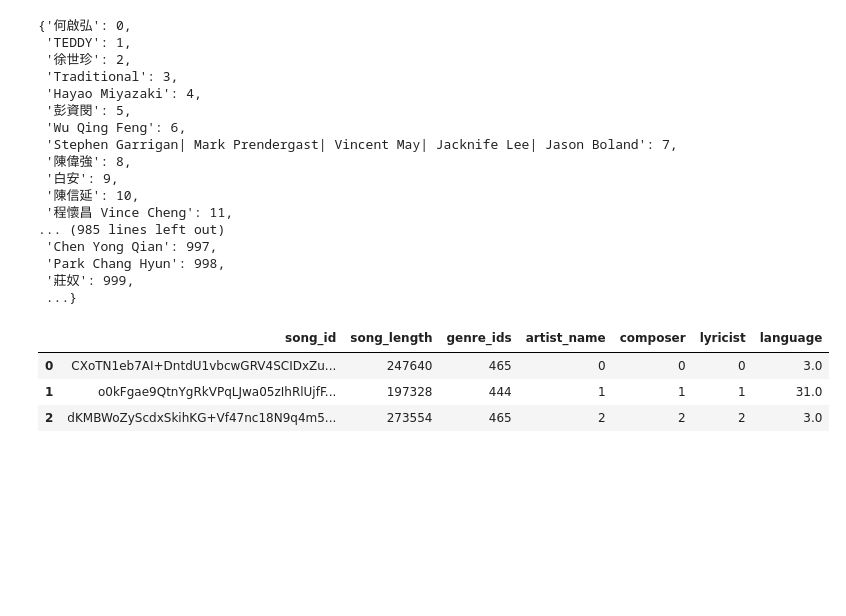
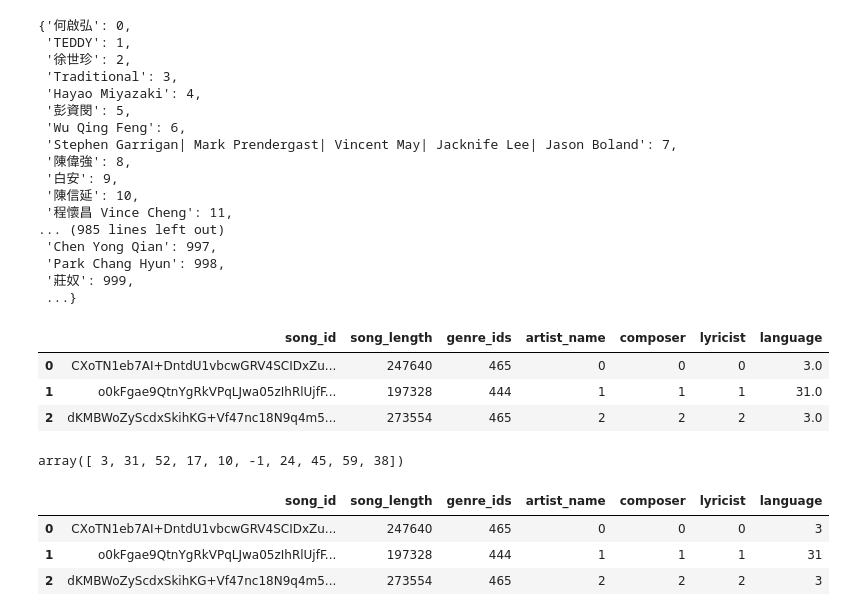
Before and after one commit to DoodleBears/cis_learn, a Jupyter notebook: dataset/kkbox/kkbox_data_load_songs.ipynb, the cells around one changed output. Drawn from its saved outputs; the diff is of its cells as text; code cells hidden in the pictures; blank space fills up the shorter version.

Commit message:
data_fix: 将 songs 的 language 中的 null 去除，转为(int)

```diff
--- a/dataset/kkbox/kkbox_data_load_songs.ipynb
+++ b/dataset/kkbox/kkbox_data_load_songs.ipynb
@@ -41,7 +41,7 @@ songs_df.head()
 | 4 | W3bqWd3T+VeHFzHAUfARgW9AvVRaF4N5Y... | 140329 | 726 | 貴族精選 | Traditional | Traditional | 52.0 |
 # %%
 # map gender to binary
-songs_df = songs_df.drop(index=songs_df[(songs_df.genre_ids.isnull()) | (songs_df.composer.isnull()) | (songs_df.lyricist.isnull()) | (songs_df.song_length.isnull()) | (songs_df.song_id.isnull())].index)
+songs_df = songs_df.drop(index=songs_df[(songs_df.genre_ids.isnull()) | (songs_df.composer.isnull()) | (songs_df.lyricist.isnull()) | (songs_df.song_length.isnull()) | (songs_df.song_id.isnull()) | (songs_df.language.isnull())].index)
 # reset index
 songs_df = songs_df.reset_index()
 songs_df = songs_df.drop(['index'],axis=1)
@@ -160,5 +160,17 @@ songs_df.head(3)
 | 0 | CXoTN1eb7AI+DntdU1vbcwGRV4SCIDxZu... | 247640 | 465 | 0 | 0 | 0 | 3.0 |
 | 1 | o0kFgae9QtnYgRkVPqLJwa05zIhRlUjfF... | 197328 | 444 | 1 | 1 | 1 | 31.0 |
 | 2 | dKMBWoZyScdxSkihKG+Vf47nc18N9q4m5... | 273554 | 465 | 2 | 2 | 2 | 3.0 |
+# %%
+songs_df['language'] = songs_df.language.astype(int)
+songs_df.language.unique()
+# %% [output]
+array([ 3, 31, 52, 17, 10, -1, 24, 45, 59, 38])
+# %%
+songs_df.head(3)
+# %% [output]
+|  | song_id | song_length | genre_ids | artist_name | composer | lyricist | language |
+| 0 | CXoTN1eb7AI+DntdU1vbcwGRV4SCIDxZu... | 247640 | 465 | 0 | 0 | 0 | 3 |
+| 1 | o0kFgae9QtnYgRkVPqLJwa05zIhRlUjfF... | 197328 | 444 | 1 | 1 | 1 | 31 |
+| 2 | dKMBWoZyScdxSkihKG+Vf47nc18N9q4m5... | 273554 | 465 | 2 | 2 | 2 | 3 |
 # %%
 songs_df.to_csv('data_cleaned/songs.csv')
```
Also changed, not shown: 1 other file.
